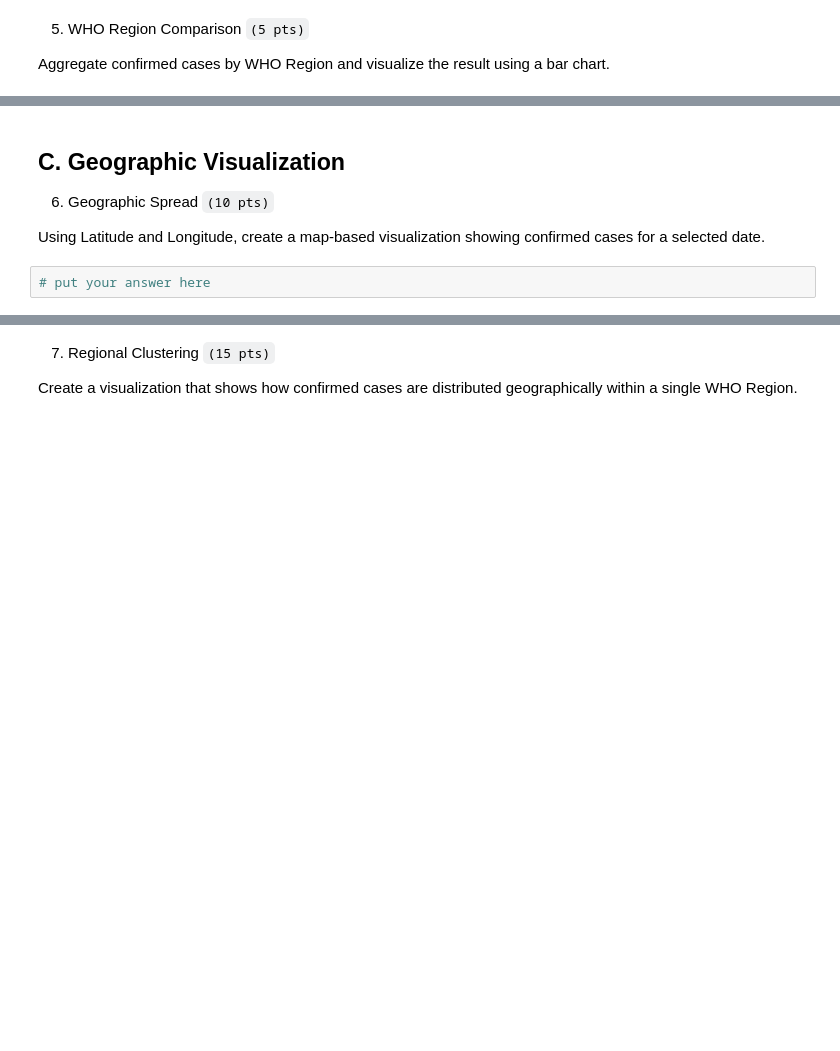
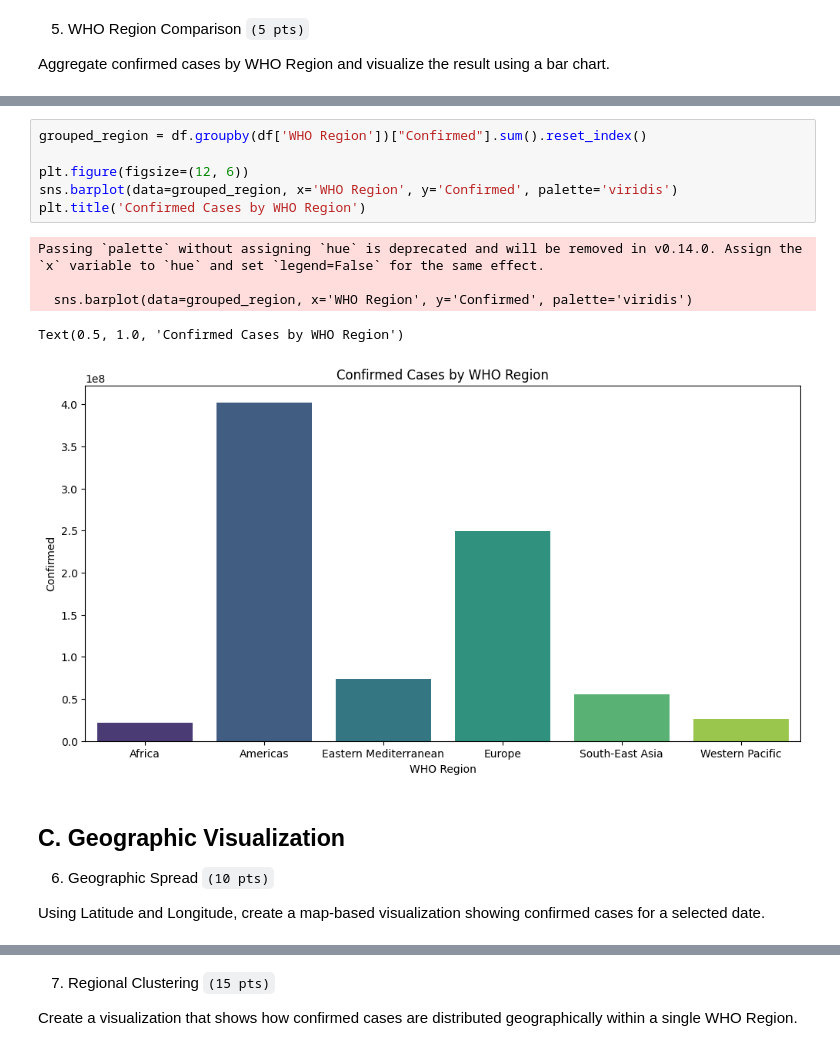
Before and after one commit to moridin04/CCDATSCL_COM221ML_EXERCISES, a Jupyter notebook: Exercise4.ipynb, the cells around one changed output, grey strips where cells are left out. Cells and saved outputs as stored; diff of their text form; blank space fills up the shorter version.

```diff
--- a/Exercise4.ipynb
+++ b/Exercise4.ipynb
@@ -181,8 +209,18 @@ Aggregate confirmed cases by WHO Region and visualize the result using a bar cha
+# %%
+grouped_region = df.groupby(df['WHO Region'])["Confirmed"].sum().reset_index()
+
+plt.figure(figsize=(12, 6))
+sns.barplot(data=grouped_region, x='WHO Region', y='Confirmed', palette='viridis')
+plt.title('Confirmed Cases by WHO Region')
+# %% [output]
+Passing `palette` without assigning `hue` is deprecated and will be removed in v0.14.0. Assign the `x` variable to `hue` and set `legend=False` for the same effect.
+
+  sns.barplot(data=grouped_region, x='WHO Region', y='Confirmed', palette='viridis')
+Text(0.5, 1.0, 'Confirmed Cases by WHO Region')
+[figure, added]
 # %% [markdown]
 ## C. Geographic Visualization
 
 6. Geographic Spread `(10 pts)`
 
 Using Latitude and Longitude, create a map-based visualization showing confirmed cases for a selected date.
-# %%
-# put your answer here
```
Also changed, not shown: parts of 8 cells of this notebook.
